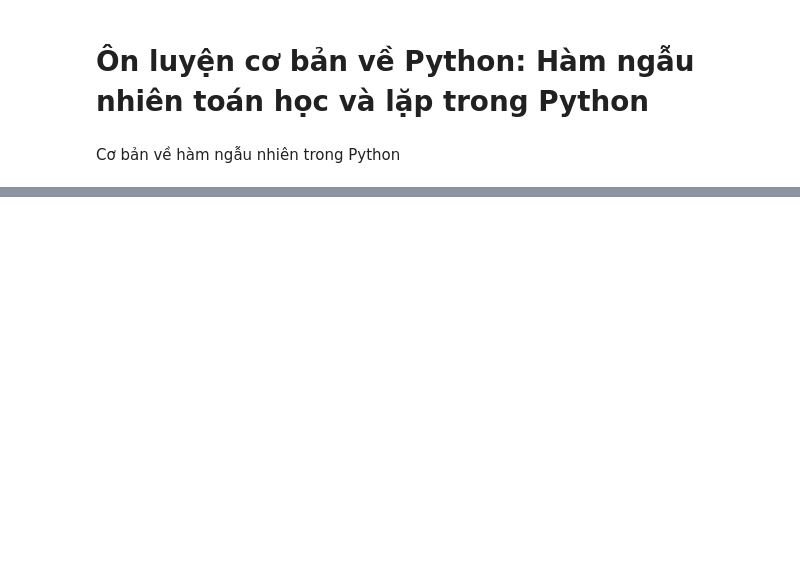
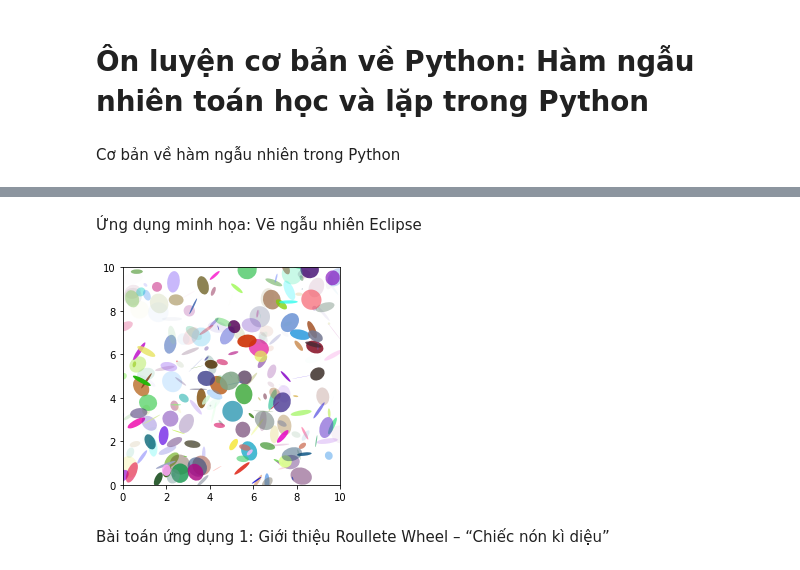
Before and after one commit to leminhquan2809/To-n-r-i-r-c, a Jupyter notebook: Chương_4.ipynb, the cells around one changed output, grey strips where cells are left out. Cells and saved outputs as stored; diff of their text form; code cells hidden in the pictures; blank space fills up the shorter version.

```diff
--- a/Chương_4.ipynb
+++ b/Chương_4.ipynb
@@ -26,4 +39,4 @@ for i in ((i,j) for i in [1,2]for j in [6,7,8,9]):
 # %%
 import itertools
-for i in intertools.product([1,2],[6,7,8,9]):
+for i in itertools.product([1,2],[6,7,8,9]):
   print(i)
@@ -44,3 +104,3 @@ for i in permutations('ABC',2):
 # %%
-for i in intertools.combinations('ABCDE',3):
+for i in itertools.combinations('ABCDE',3):
   print(i)
@@ -80,23 +194,29 @@ print (rand5_char)
+# %% [markdown]
+Ứng dụng minh họa: Vẽ ngẫu nhiên Eclipse
 # %%
 import matplotlib.pyplot as plt
 import numpy.random as rnd
 from matplotlib.patches import Ellipse
 
 NUM = 250
 
 ells = [Ellipse(xy=rnd.rand(2)*10, width=rnd.rand(),
-                height=rnd.rand(),angle=rnd.rand(*360)
-                for i in range(NUM)]
+                height=rnd.rand(), angle=rnd.rand()*360)
+        for i in range(NUM)]
 
 fig = plt.figure(0)
 ax = fig.add_subplot(111, aspect='equal')
 for e in ells:
   ax.add_artist(e)
   e.set_clip_box(ax.bbox)
   e.set_alpha(rnd.rand())
   e.set_facecolor(rnd.rand(3))
 
 ax.set_xlim(0,10)
 ax.set_ylim(0,10)
 
 plt.show()
+# %% [output]
+[figure, added]
+# %% [markdown]
+Bài toán ứng dụng 1: Giới thiệu Roullete Wheel – “Chiếc nón kì diệu”
```
Also changed, not shown: parts of 25 cells of this notebook.
